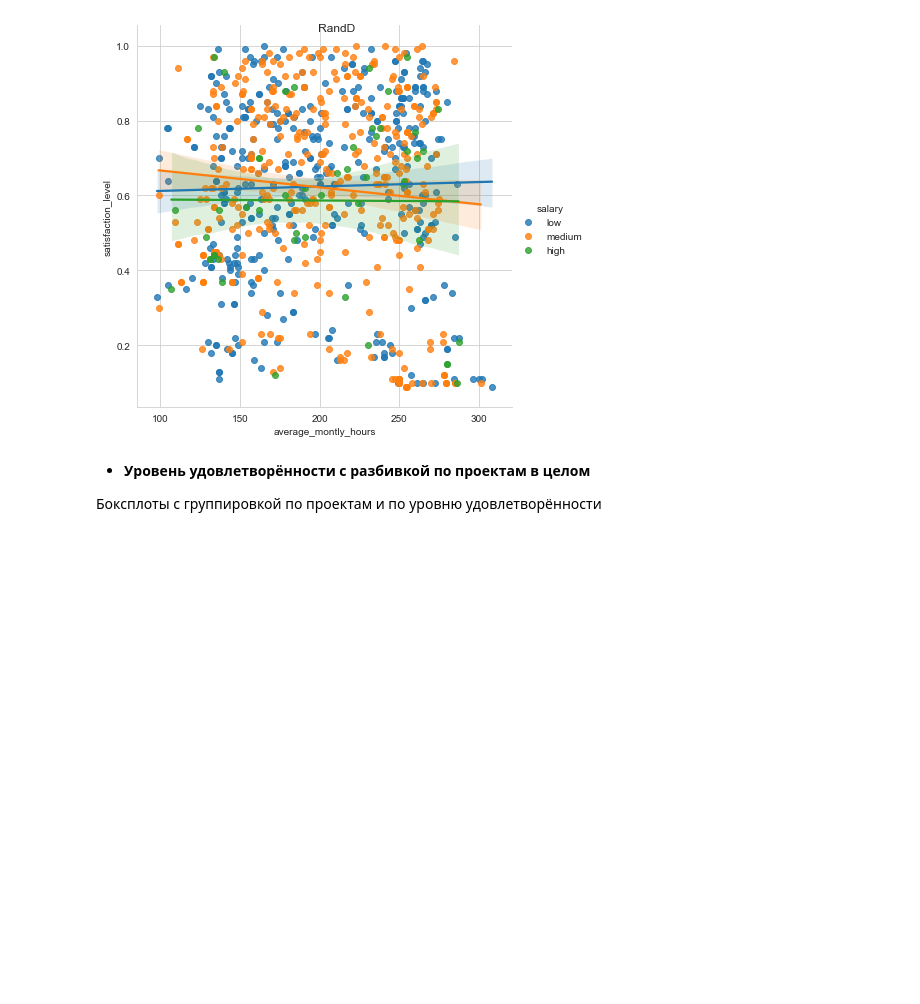
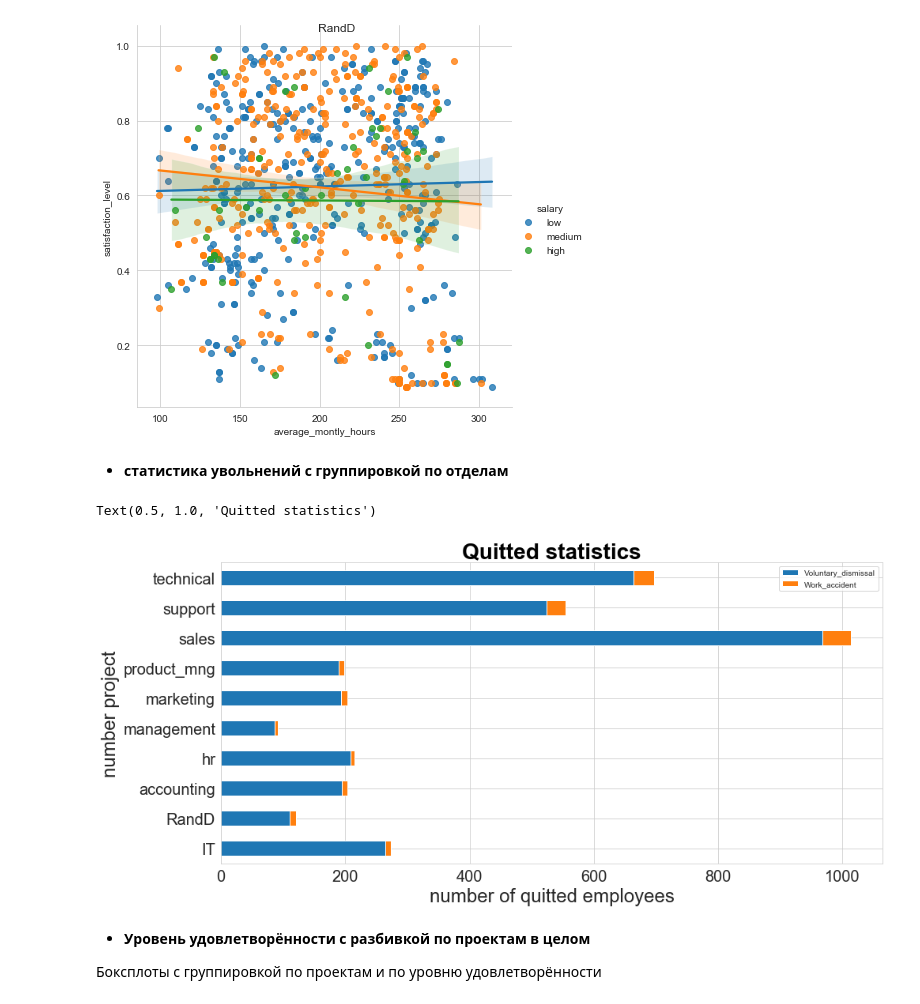
Before and after one commit to VikhlyantsevA/PyDA-8a, a Jupyter notebook: diploma/diploma_work.ipynb, the cells around one changed output. Saved outputs shown, nothing was run; the diff lists cells and outputs as text; code cells hidden in the pictures; blank space fills up the shorter version.

```diff
--- a/diploma/diploma_work.ipynb
+++ b/diploma/diploma_work.ipynb
@@ -98,6 +98,21 @@ for i, department in enumerate(departments_tuple):
 [figure]
 [figure]
 [figure]
+# %% [markdown]
+- **статистика увольнений с группировкой по отделам**
+# %%
+hr_data_quitted_1 = hr_data[hr_data.left == 1].groupby(['sales','Work_accident']).count().left.unstack()
+hr_data_quitted_1.columns = ['Voluntary_dismissal', 'Work_accident']
+# %%
+hr_data_quitted_1.plot.barh(rot=0, stacked=True)
+plt.xticks(**ticks_font)
+plt.yticks(**ticks_font)
+plt.xlabel('number of quitted employees', **axis_font)
+plt.ylabel('number project', **axis_font)
+plt.title('Quitted statistics', **title_font)
+# %% [output]
+Text(0.5, 1.0, 'Quitted statistics')
+[figure, added]
 # %% [markdown]
 - **Уровень удовлетворённости с разбивкой по проектам в целом**
 
```
Also changed, not shown: parts of 11 cells of this notebook.
